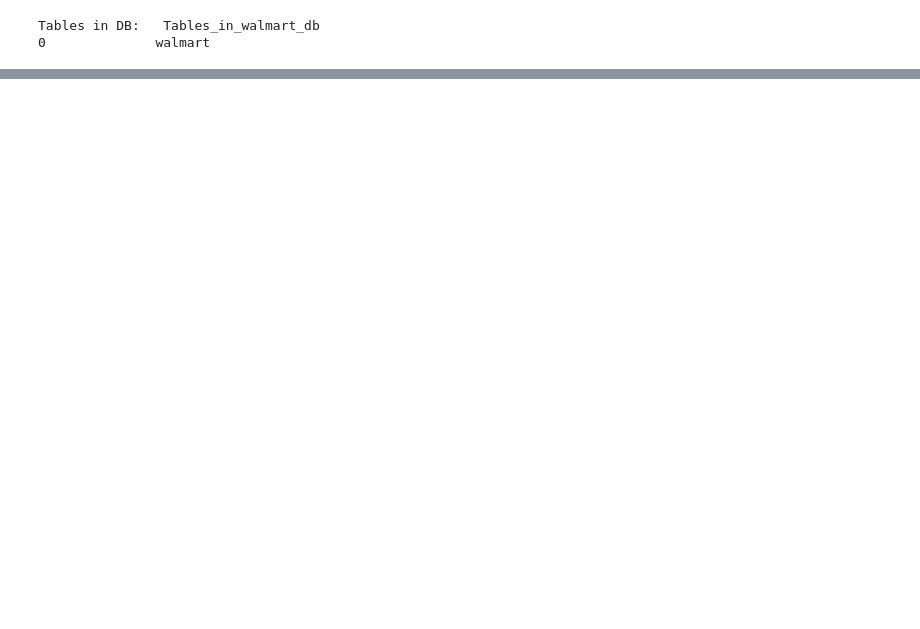
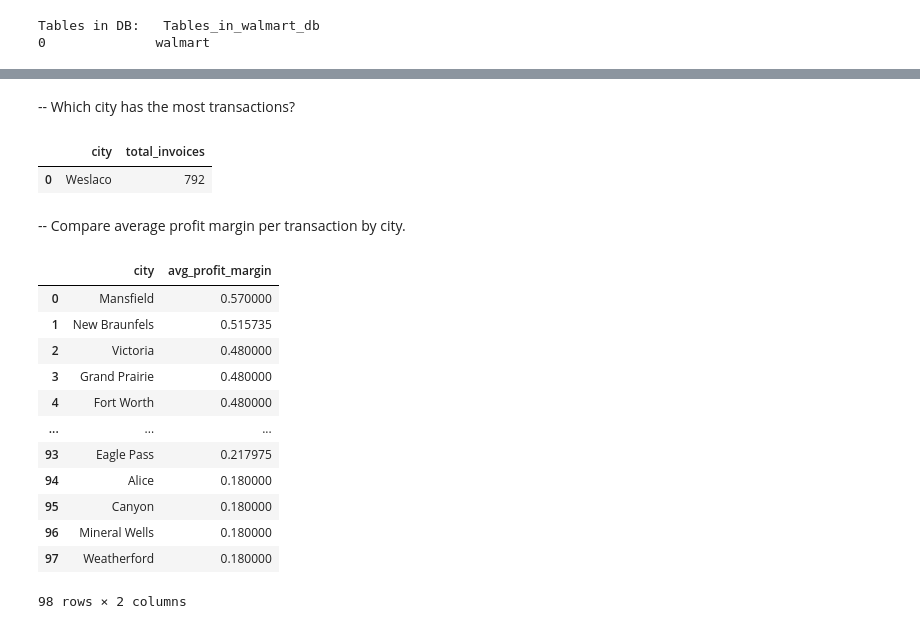
Before and after one commit to Gitfauzi/Walmart_DA_using_SQLandPY, a Jupyter notebook: project.ipynb, the cells around one changed output, grey strips where cells are left out. Saved outputs shown, nothing was run; the diff lists cells and outputs as text; code cells hidden in the pictures; blank space fills up the shorter version.

```diff
--- a/project.ipynb
+++ b/project.ipynb
@@ -254,0 +282,38 @@ df.head()
+# %% [markdown]
+
+-- Which city has the most transactions?
+# %%
+query6 = """
+SELECT city, COUNT(invoice_id) as total_invoices
+FROM walmart
+GROUP BY city
+ORDER BY total_invoices DESC LIMIT 1;
+"""
+pd.read_sql(query6, engine_mysql)
+# %% [output]
+|  | city | total_invoices |
+| 0 | Weslaco | 792 |
+# %% [markdown]
+
+-- Compare average profit margin per transaction by city.
+# %%
+query7 = """SELECT city, AVG(profit_margin) avg_profit_margin
+FROM walmart
+GROUP BY city
+ORDER BY avg_profit_margin DESC;
+"""
+pd.read_sql(query7, engine_mysql)
+# %% [output]
+|  | city | avg_profit_margin |
+| 0 | Mansfield | 0.570000 |
+| 1 | New Braunfels | 0.515735 |
+| 2 | Victoria | 0.480000 |
+| 3 | Grand Prairie | 0.480000 |
+| 4 | Fort Worth | 0.480000 |
+| ... | ... | ... |
+| 93 | Eagle Pass | 0.217975 |
+| 94 | Alice | 0.180000 |
+| 95 | Canyon | 0.180000 |
+| 96 | Mineral Wells | 0.180000 |
+| 97 | Weatherford | 0.180000 |
+98 rows × 2 columns
```
Also changed, not shown: parts of 29 cells of this notebook, 4 other files.
